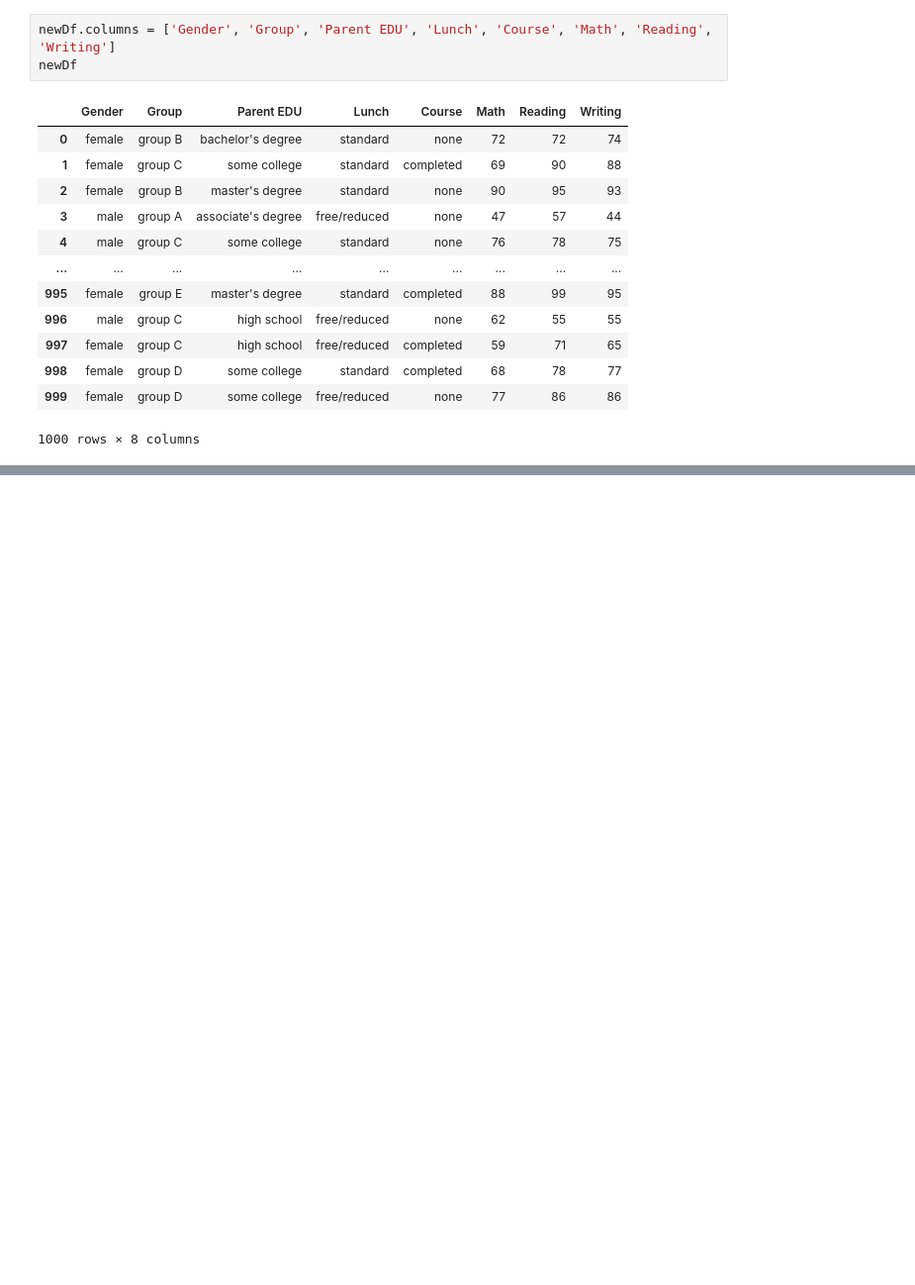
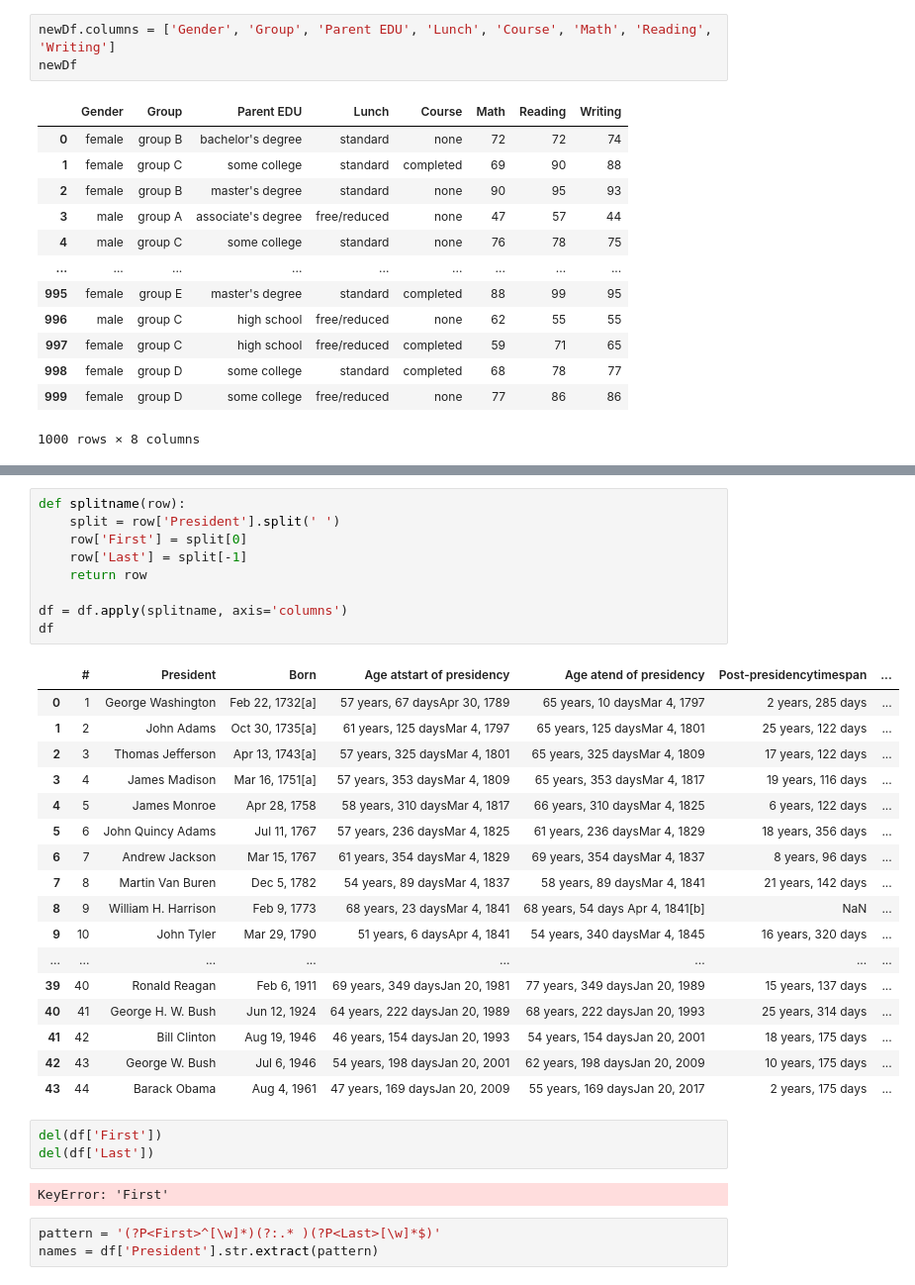
Before and after one commit to IntegerMan/UofMDataScienceSpecialization, a Jupyter notebook: IntroToDataScience.ipynb, the cells around one changed output, grey strips where cells are left out. Shown: that part at 99% size. Saved outputs shown, nothing was run; the diff lists cells and outputs as text; blank space fills up the shorter version.

```diff
--- a/IntroToDataScience.ipynb
+++ b/IntroToDataScience.ipynb
@@ -428,0 +956,35 @@ newDf
+# %%
+def splitname(row):
+    split = row['President'].split(' ')
+    row['First'] = split[0]
+    row['Last'] = split[-1]
+    return row
+
+df = df.apply(splitname, axis='columns')
+df
+# %% [output]
+|  | # | President | Born | Age atstart of presidency | Age atend of presidency | Post-presidencytimespan | ... |
+| 0 | 1 | George Washington | Feb 22, 1732[a] | 57 years, 67 daysApr 30, 1789 | 65 years, 10 daysMar 4, 1797 | 2 years, 285 days | ... |
+| 1 | 2 | John Adams | Oct 30, 1735[a] | 61 years, 125 daysMar 4, 1797 | 65 years, 125 daysMar 4, 1801 | 25 years, 122 days | ... |
+| 2 | 3 | Thomas Jefferson | Apr 13, 1743[a] | 57 years, 325 daysMar 4, 1801 | 65 years, 325 daysMar 4, 1809 | 17 years, 122 days | ... |
+| 3 | 4 | James Madison | Mar 16, 1751[a] | 57 years, 353 daysMar 4, 1809 | 65 years, 353 daysMar 4, 1817 | 19 years, 116 days | ... |
+| 4 | 5 | James Monroe | Apr 28, 1758 | 58 years, 310 daysMar 4, 1817 | 66 years, 310 daysMar 4, 1825 | 6 years, 122 days | ... |
+| 5 | 6 | John Quincy Adams | Jul 11, 1767 | 57 years, 236 daysMar 4, 1825 | 61 years, 236 daysMar 4, 1829 | 18 years, 356 days | ... |
+| 6 | 7 | Andrew Jackson | Mar 15, 1767 | 61 years, 354 daysMar 4, 1829 | 69 years, 354 daysMar 4, 1837 | 8 years, 96 days | ... |
+| 7 | 8 | Martin Van Buren | Dec 5, 1782 | 54 years, 89 daysMar 4, 1837 | 58 years, 89 daysMar 4, 1841 | 21 years, 142 days | ... |
+| 8 | 9 | William H. Harrison | Feb 9, 1773 | 68 years, 23 daysMar 4, 1841 | 68 years, 54 days Apr 4, 1841[b] | NaN | ... |
+| 9 | 10 | John Tyler | Mar 29, 1790 | 51 years, 6 daysApr 4, 1841 | 54 years, 340 daysMar 4, 1845 | 16 years, 320 days | ... |
+| ... | ... | ... | ... | ... | ... | ... | ... |
+| 39 | 40 | Ronald Reagan | Feb 6, 1911 | 69 years, 349 daysJan 20, 1981 | 77 years, 349 daysJan 20, 1989 | 15 years, 137 days | ... |
+| 40 | 41 | George H. W. Bush | Jun 12, 1924 | 64 years, 222 daysJan 20, 1989 | 68 years, 222 daysJan 20, 1993 | 25 years, 314 days | ... |
+| 41 | 42 | Bill Clinton | Aug 19, 1946 | 46 years, 154 daysJan 20, 1993 | 54 years, 154 daysJan 20, 2001 | 18 years, 175 days | ... |
+| 42 | 43 | George W. Bush | Jul 6, 1946 | 54 years, 198 daysJan 20, 2001 | 62 years, 198 daysJan 20, 2009 | 10 years, 175 days | ... |
+| 43 | 44 | Barack Obama | Aug 4, 1961 | 47 years, 169 daysJan 20, 2009 | 55 years, 169 daysJan 20, 2017 | 2 years, 175 days | ... |
+# %%
+del(df['First'])
+del(df['Last'])
+# %% [output]
+KeyError: 'First'
+# %%
+pattern = '(?P<First>^[\w]*)(?:.* )(?P<Last>[\w]*$)'
+names = df['President'].str.extract(pattern)
```
Also changed, not shown: parts of 45 cells of this notebook, 3 other files.
